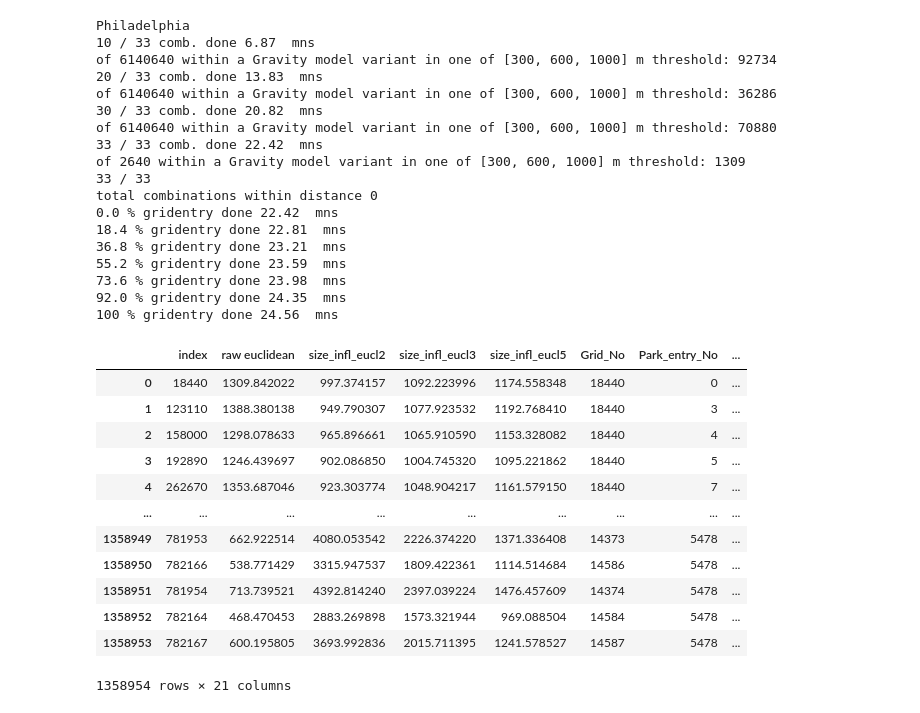
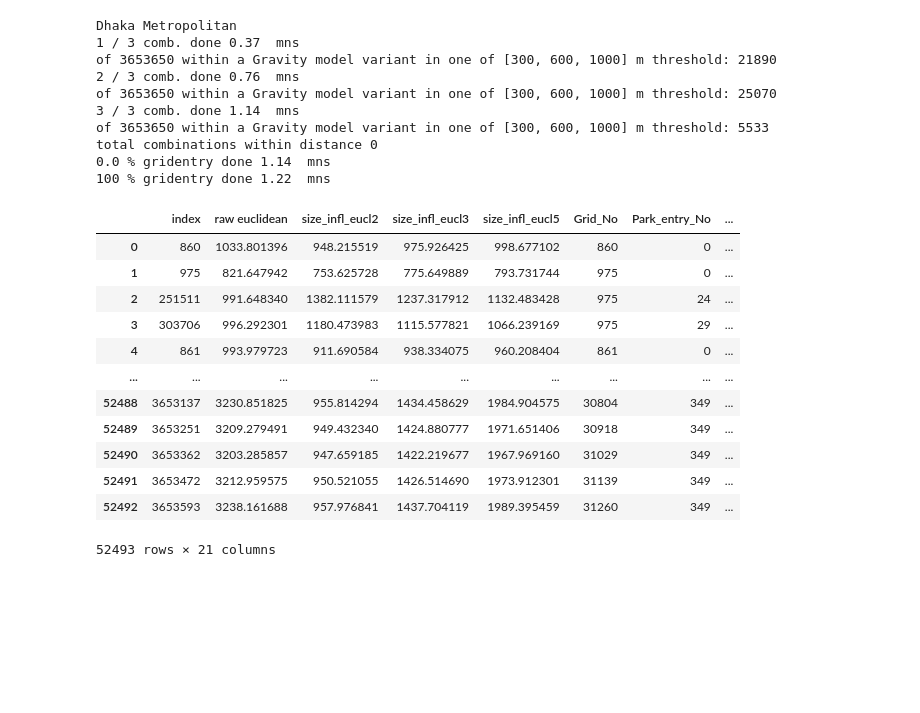
Before and after one commit to Bart-Breekveldt/Urban_Greenspace_Accessibility, a Jupyter notebook: WorldPoP-OSM Gravity Model 2.0.ipynb, the cells around one changed output. Cells and saved outputs as stored; diff of their text form; code cells hidden in the pictures; blank space fills up the shorter version.

```diff
--- a/WorldPoP-OSM Gravity Model 2.0.ipynb
+++ b/WorldPoP-OSM Gravity Model 2.0.ipynb
@@ -26,7 +26,7 @@ import georasters as gr
 
 start = time.time()
 
-cities = ['Philadelphia']
+cities = ['Dhaka Metropolitan']
 
 # Assumptions
 thresholds = [300, 600, 1000] # route threshold in metres. WHO guideline speaks of access within 300m
@@ -37,7 +37,7 @@ min_park_size = 400 # in squared metres (WHO = 0.04 ha = 400m)
 
 park_entry_point_merge = 0 # ! Be careful with siplyfying topology with this, can alter the scores quite a bit.
 grid_block_size = 100 # in meters2 rounded to 100m
-nn_iter = 25 # tries to find nearest nodes at route finding
+nn_iter = 10 # tries to find nearest nodes at route finding
 #block_combinations = 100
 block_network = 250000 # chunks for route finding
 # %%
@@ -404,23 +399,21 @@ for l in range(len(cities)):
     len4 = 1
     len5 = len1 * len2
     blockC = len5
-    while blockC > 1000000:
+    while blockC > 10000000:
         blockC = len5 / len4
-        #print(blockC, A4)
+        #print(blockC, len4)
         len4 = len4+1
 
     # Amount of grids taken per iteration block
-    block = int(np.ceil(len1 / len4))
-
-    # Check number of blocks
-    len3 = int(np.ceil(len2/block))
+    block = round(len1 / len4)
 
     output = pd.DataFrame()
     len_mat = 0
+    len_df = 0
     # Checking all the combinations at once is too performance intensive, it is broken down per 1000 (or what you want)
-    for i in range(len3):
+    for i in range(len4):
         # Check all grid-park combinations per block
-        l1, l2 = range(0,len1), range(i*block,(i+1)*block)
+        l1, l2 = range(i*block,(i+1)*block), range(0,len2)
         listed = pd.DataFrame(list(product(l1, l2)))
 
         # Merge grid and park information
@@ -472,17 +465,16 @@ for l in range(len(cities)):
 
         output = pd.concat([output, mat_df])
         len_mat = len_mat + len(mat_df)
+        len_df = len_df + len(node_merged)
 
+        if ( (i+1) % 1 == 0) | ((i+1) == len4):
+            print((i+1),'/',len4,'comb. done',round((time.time() - start_time) / 60,2),' mns')
 
-        if ((i+1) % 3 | ((i+1) == len3):
-            print((i+1),'/',len3,'comb. done',round((time.time() - start_time) / 60,2),' mns')
-        if ((i+1) % 3 | ((i+1) == len3):
-            print('of',np.where(i+1 == len3, len2 % block * block, len1*block) ,
-                                'within a Gravity model variant in one of',thresholds,'m threshold:',len_mat)
+            print('of',len_df,'within a Gravity model variant in one of',thresholds,'m threshold:',len_mat)
             len_mat = 0
-    print((i+1) ,'/', len3)
+            len_df = 0
     # Renaming columns
-    print('total combinations within distance',len_mat)
+    print('total combinations within distance',len(output))
 
     output.columns = ['size_infl_eucl3','raw euclidean','size_infl_eucl2','size_infl_eucl5',
                       'Grid_No','Park_entry_No','grid_lon','grid_lat','Grid_coords_centroid','Grid_m_centroid',
@@ -498,62 +490,54 @@ for l in range(len(cities)):
     # Reinstate geographic elements
     output = gpd.GeoDataFrame(output, geometry = 'Grid_coords_centroid', crs = 4326)
     output['Grid_m_centroid'] = gpd.GeoSeries(output['Grid_m_centroid'], crs = 3043)
     output['Parkroad_coords_centroid'] = gpd.GeoSeries(output['Parkroad_coords_centroid'], crs = 4326)
     output['Parkroad_m_centroid'] = gpd.GeoSeries(output['Parkroad_m_centroid'], crs = 3043)
 
     # Get the nearest entrance point for the grid centroids
     mat5 = list()
     for i in range(len(output)):
         try:
             nearest = int(road_nodes[l]['geometry'].sindex.nearest(output['Grid_coords_centroid'].iloc[i])[1])
             mat5.append(road_nodes[l]['osmid_var'].iloc[nearest])
         except:
             nearest = int(road_nodes[l]['geometry'].sindex.nearest(output['Grid_coords_centroid'].iloc[i])[1][0])
             mat5.append(road_nodes[l]['osmid_var'].iloc[nearest])
         if i % 250000 == 0: print(round(i/len(output)*100,1),'% gridentry done', round((time.time() - start_time) / 60,2),' mns')
 
     # format resulting dataframe
     output['grid_osm'] = mat5
     output = pd.merge(output, road_nodes[l]['geometry'], left_on = 'grid_osm', right_index = True)
     output['geometry_m'] = gpd.GeoSeries(output['geometry'], crs = 4326).to_crs(3043)
     #output['grid_entry_dist'] = round(gpd.GeoSeries(output['Grid_m_centroid'], crs = 3043
     #                                               ).distance(output['geometry_m']),3)
     output = output.reset_index()
     print('100 % gridentry done', round((time.time() - start_time) / 60,2),' mns')
     RoadComb.append(output)
 RoadComb[0]
 # %% [output]
-Philadelphia
-10 / 33 comb. done 6.87  mns
-of 6140640 within a Gravity model variant in one of [300, 600, 1000] m threshold: 92734
-20 / 33 comb. done 13.83  mns
-of 6140640 within a Gravity model variant in one of [300, 600, 1000] m threshold: 36286
-30 / 33 comb. done 20.82  mns
-of 6140640 within a Gravity model variant in one of [300, 600, 1000] m threshold: 70880
-33 / 33 comb. done 22.42  mns
-of 2640 within a Gravity model variant in one of [300, 600, 1000] m threshold: 1309
-33 / 33
+Dhaka Metropolitan
+1 / 3 comb. done 0.37  mns
+of 3653650 within a Gravity model variant in one of [300, 600, 1000] m threshold: 21890
+2 / 3 comb. done 0.76  mns
+of 3653650 within a Gravity model variant in one of [300, 600, 1000] m threshold: 25070
+3 / 3 comb. done 1.14  mns
+of 3653650 within a Gravity model variant in one of [300, 600, 1000] m threshold: 5533
 total combinations within distance 0
-0.0 % gridentry done 22.42  mns
-18.4 % gridentry done 22.81  mns
-36.8 % gridentry done 23.21  mns
-55.2 % gridentry done 23.59  mns
-73.6 % gridentry done 23.98  mns
-92.0 % gridentry done 24.35  mns
-100 % gridentry done 24.56  mns
+0.0 % gridentry done 1.14  mns
+100 % gridentry done 1.22  mns
 |  | index | raw euclidean | size_infl_eucl2 | size_infl_eucl3 | size_infl_eucl5 | Grid_No | Park_entry_No | ... |
-| 0 | 18440 | 1309.842022 | 997.374157 | 1092.223996 | 1174.558348 | 18440 | 0 | ... |
-| 1 | 123110 | 1388.380138 | 949.790307 | 1077.923532 | 1192.768410 | 18440 | 3 | ... |
-| 2 | 158000 | 1298.078633 | 965.896661 | 1065.910590 | 1153.328082 | 18440 | 4 | ... |
-| 3 | 192890 | 1246.439697 | 902.086850 | 1004.745320 | 1095.221862 | 18440 | 5 | ... |
-| 4 | 262670 | 1353.687046 | 923.303774 | 1048.904217 | 1161.579150 | 18440 | 7 | ... |
+| 0 | 860 | 1033.801396 | 948.215519 | 975.926425 | 998.677102 | 860 | 0 | ... |
+| 1 | 975 | 821.647942 | 753.625728 | 775.649889 | 793.731744 | 975 | 0 | ... |
+| 2 | 251511 | 991.648340 | 1382.111579 | 1237.317912 | 1132.483428 | 975 | 24 | ... |
+| 3 | 303706 | 996.292301 | 1180.473983 | 1115.577821 | 1066.239169 | 975 | 29 | ... |
+| 4 | 861 | 993.979723 | 911.690584 | 938.334075 | 960.208404 | 861 | 0 | ... |
 | ... | ... | ... | ... | ... | ... | ... | ... | ... |
-| 1358949 | 781953 | 662.922514 | 4080.053542 | 2226.374220 | 1371.336408 | 14373 | 5478 | ... |
-| 1358950 | 782166 | 538.771429 | 3315.947537 | 1809.422361 | 1114.514684 | 14586 | 5478 | ... |
-| 1358951 | 781954 | 713.739521 | 4392.814240 | 2397.039224 | 1476.457609 | 14374 | 5478 | ... |
-| 1358952 | 782164 | 468.470453 | 2883.269898 | 1573.321944 | 969.088504 | 14584 | 5478 | ... |
-| 1358953 | 782167 | 600.195805 | 3693.992836 | 2015.711395 | 1241.578527 | 14587 | 5478 | ... |
+| 52488 | 3653137 | 3230.851825 | 955.814294 | 1434.458629 | 1984.904575 | 30804 | 349 | ... |
+| 52489 | 3653251 | 3209.279491 | 949.432340 | 1424.880777 | 1971.651406 | 30918 | 349 | ... |
+| 52490 | 3653362 | 3203.285857 | 947.659185 | 1422.219677 | 1967.969160 | 31029 | 349 | ... |
+| 52491 | 3653472 | 3212.959575 | 950.521055 | 1426.514690 | 1973.912301 | 31139 | 349 | ... |
+| 52492 | 3653593 | 3238.161688 | 957.976841 | 1437.704119 | 1989.395459 | 31260 | 349 | ... |
-1358954 rows × 21 columns
+52493 rows × 21 columns
 # %%
 # Number of combinations within range per city
 for i in range(len(RoadComb)): print(cities[i], len(RoadComb[i]))
```
Also changed, not shown: parts of 12 cells of this notebook.
